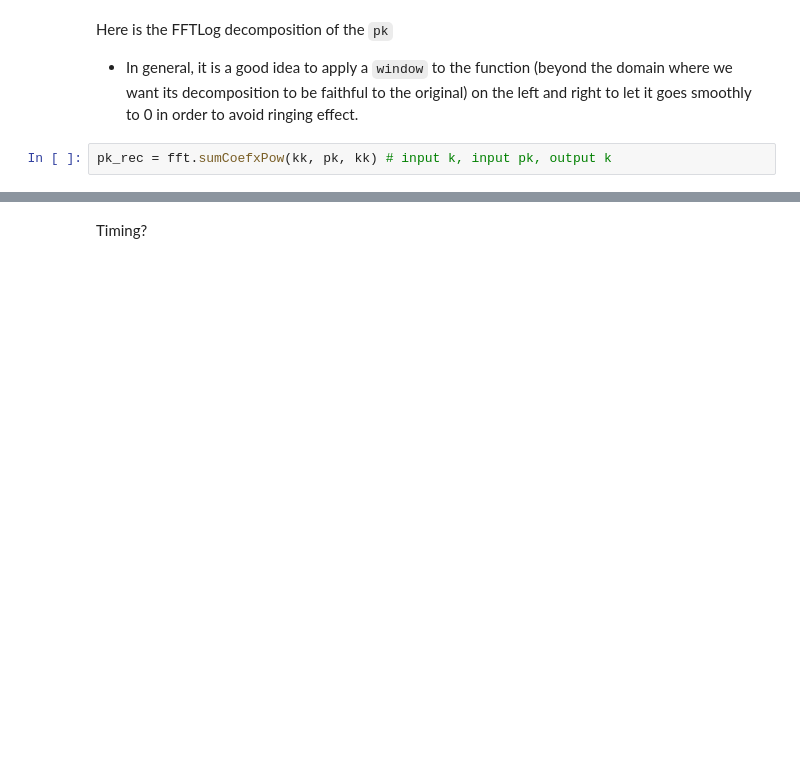
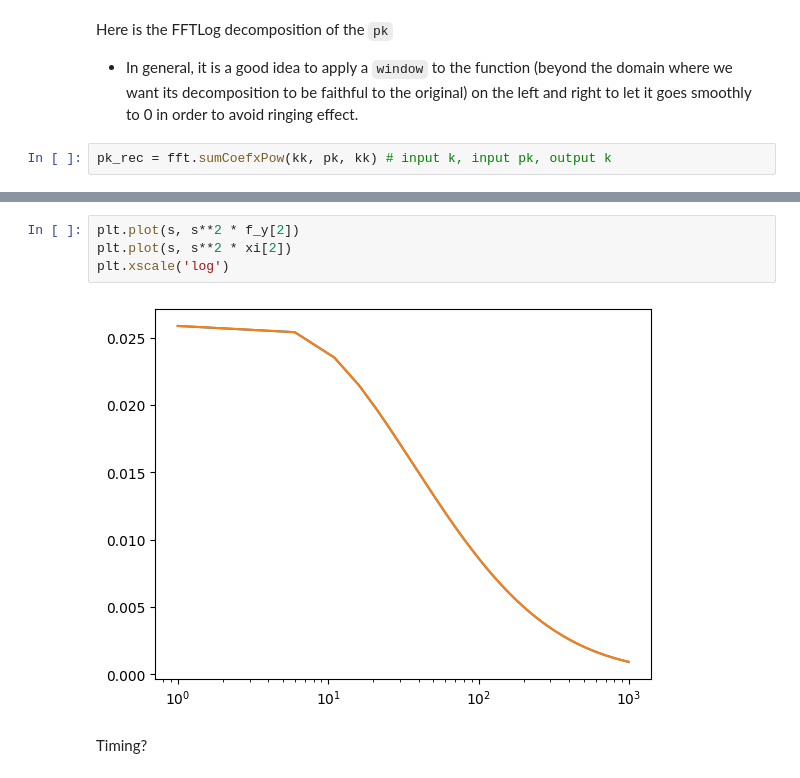
Before and after one commit to pierrexyz/fftlog, a Jupyter notebook: notebooks/examples.ipynb, the cells around one changed output, grey strips where cells are left out. Saved outputs shown, nothing was run; the diff lists cells and outputs as text; blank space fills up the shorter version.

```diff
--- a/notebooks/examples.ipynb
+++ b/notebooks/examples.ipynb
@@ -63,2 +86,8 @@ pk_rec = np.array([np.real(np.sum(Coef * ki**fft.Pow)) for ki in kk])
+# %%
+plt.plot(s, s**2 * f_y[2])
+plt.plot(s, s**2 * xi[2])
+plt.xscale('log')
+# %% [output]
+[figure, added]
 # %% [markdown]
 Timing?
```
Also changed, not shown: parts of 21 cells of this notebook, 5 other files.
